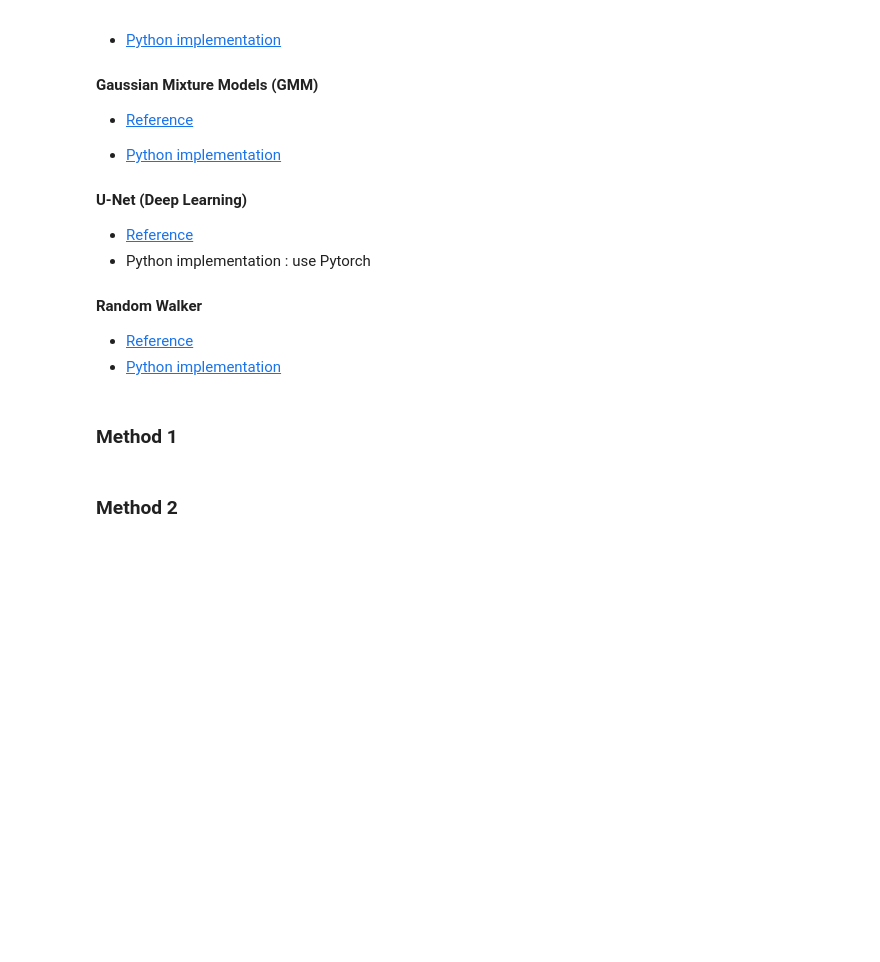
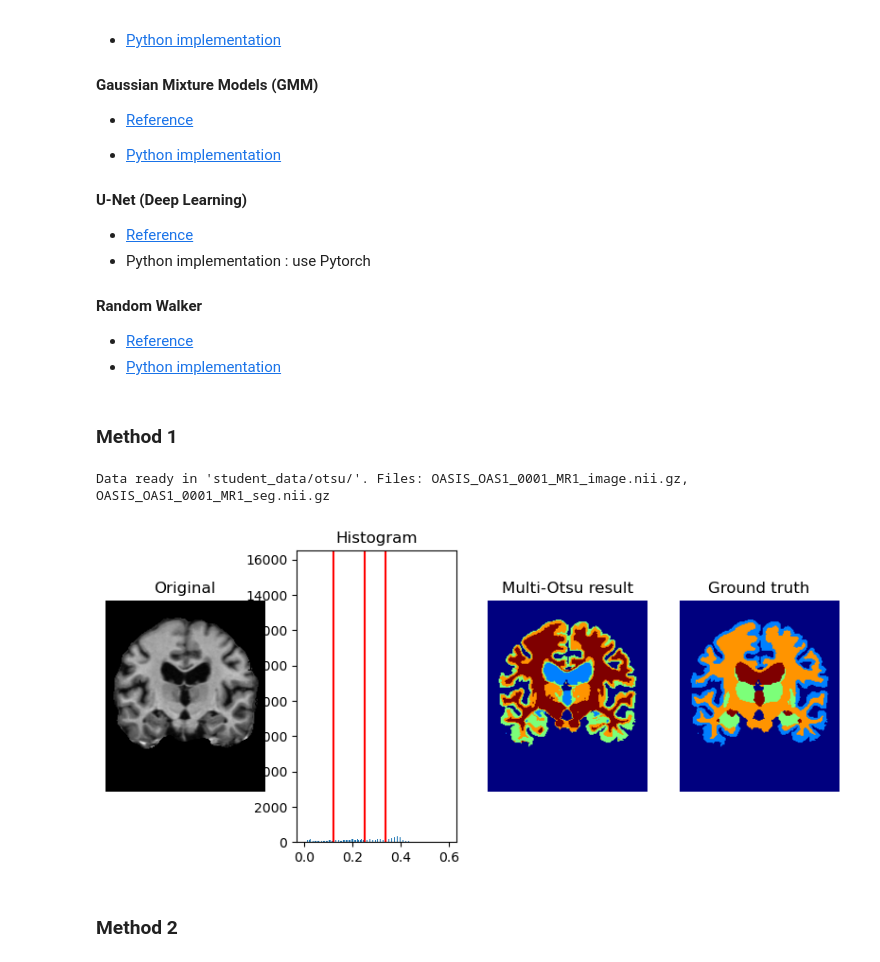
Before and after one commit to MurielleMardenli300/GBM6953HE_labs, a Jupyter notebook: GBM6953HE_Lab_1.ipynb, the cells around one changed output. Saved outputs shown, nothing was run; the diff lists cells and outputs as text; code cells hidden in the pictures; blank space fills up the shorter version.

```diff
--- a/GBM6953HE_Lab_1.ipynb
+++ b/GBM6953HE_Lab_1.ipynb
@@ -134,3 +134,14 @@ Available Subject IDs:
 - OASIS_OAS1_0455_MR1
 - OASIS_OAS1_0456_MR1
 - OASIS_OAS1_0457_MR1
+# %%
+# Done by me
+# List all files in tar for 1 subject_id
+
+subject_id = "OASIS_OAS1_0001_MR1"
+
+with tarfile.open(tar_path, "r") as tar:
+    subject_files = [m.name for m in tar.getmembers() if subject_id in m.name]
+
+for f in subject_files:
+    print(f)
@@ -202,5 +218,70 @@ You need to use 2 different methods. Explain the differences between these metho
 * [Python implementation](https://scikit-image.org/docs/0.25.x/auto_examples/segmentation/plot_random_walker_segmentation.html)
 # %% [markdown]
 ### Method 1
+# %%
+#Multi otsu
+
+from skimage.filters import threshold_multiotsu
+
+
+# Retrieve img subject
+
+subject_id = "OASIS_OAS1_0001_MR1"
+output_dir = "student_data/otsu"
+os.makedirs(output_dir, exist_ok=True)
+
+with tarfile.open(tar_path, "r") as tar:
+    img_member = [m for m in tar.getmembers() if subject_id in m.name and "slice_norm.nii.gz" in m.name][0]
+    seg_member = [m for m in tar.getmembers() if subject_id in m.name and "slice_seg4.nii.gz" in m.name][0]
+
+    # Extract and rename for simplicity
+    f_img = tar.extractfile(img_member)
+    f_seg = tar.extractfile(seg_member)
+
+    with open(os.path.join(output_dir, subject_id + "_image.nii.gz"), "wb") as out:
+        out.write(f_img.read())
+    with open(os.path.join(output_dir, subject_id + "_seg.nii.gz"), "wb") as out:
+        out.write(f_seg.read())
+
+print(f"Data ready in '{output_dir}/'. Files: {subject_id}_image.nii.gz, {subject_id}_seg.nii.gz")
+
+# Apply Multi Otsu
+img = nib.load(os.path.join(output_dir, subject_id + "_image.nii.gz")).get_fdata().squeeze()
+seg = nib.load(os.path.join(output_dir, subject_id + "_seg.nii.gz")).get_fdata().squeeze()
+
+#Mask BG
+mask = seg > 0
+pixels = img[mask]
+
+thresholds = threshold_multiotsu(pixels, 4)
+
+seg_mo = np.zeros_like(img, dtype=np.int32)
+seg_mo[mask] = np.digitize(img[mask], bins=thresholds) + 1
+
+
+fig, ax = plt.subplots(1, 4, figsize=(10, 4))
+
+ax[0].imshow(img.T, cmap='gray')
+ax[0].set_title('Original')
+ax[0].axis('off')
+
+ax[1].hist(img.ravel(), bins=255)
+ax[1].set_title('Histogram')
+for thresh in thresholds:
+    ax[1].axvline(thresh, color='r')
+
+ax[2].imshow(seg_mo.T, cmap='jet')
+ax[2].set_title('Multi-Otsu result')
+ax[2].axis('off')
+
+ax[3].imshow(seg.T, cmap='jet')
+ax[3].set_title('Ground truth')
+ax[3].axis('off')
+
+
+plt.show()
+# %% [output]
+Data ready in 'student_data/otsu/'. Files: OASIS_OAS1_0001_MR1_image.nii.gz, OASIS_OAS1_0001_MR1_seg.nii.gz
+[figure, added]
 # %% [markdown]
 ### Method 2
```
Also changed, not shown: parts of 10 cells of this notebook.
